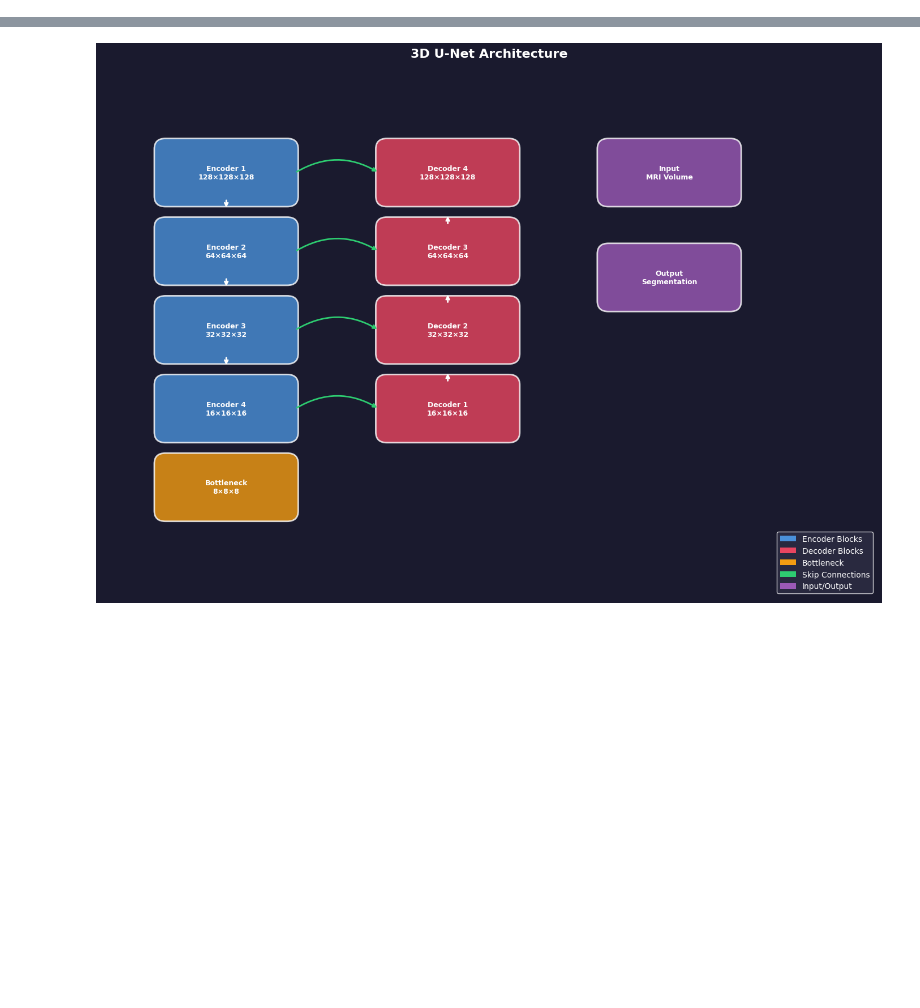
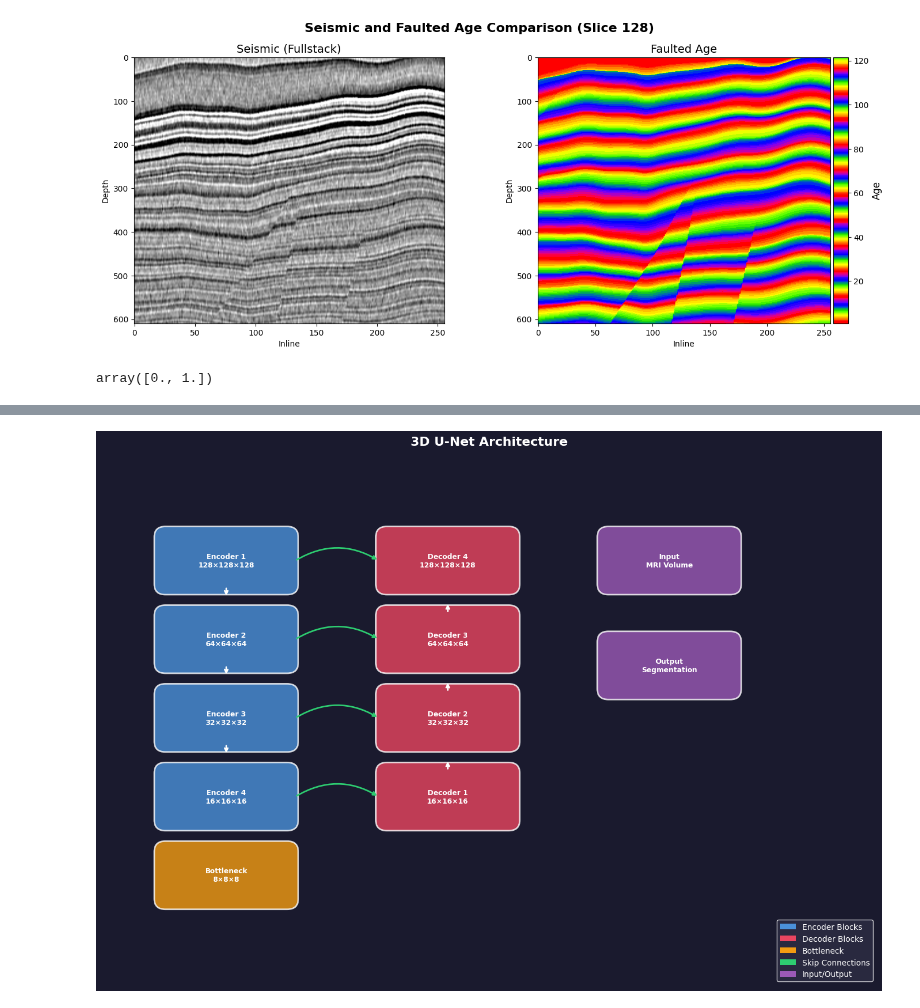
Before and after one commit to spaceswimmer/nnseismic, a Jupyter notebook: src/presentation graphics.ipynb, the cells around one changed output, grey strips where cells are left out. Cells and saved outputs as stored; diff of their text form; code cells hidden in the pictures; blank space fills up the shorter version.

```diff
--- a/src/presentation graphics.ipynb
+++ b/src/presentation graphics.ipynb
@@ -7,3 +7,42 @@ import util.filehandler as fh
 import matplotlib.pyplot as plt
 import matplotlib.patches as mpatches
 from matplotlib.patches import FancyBboxPatch, FancyArrowPatch
+# %%
+data_dir = '/mnt/storage/nnseismic/synthetic_data/raw/seismic__2026.33698898'
+
+seismic = np.load(f'{data_dir}/seismicCubes_cumsum_fullstack_2026.33698898.npy')
+faulted_age = np.load(f'{data_dir}/faulted_age_2026.33698898.npy')
+
+seismic_slice = seismic[128, :, 190:800].T
+age_slice = faulted_age[128, :, 190:800].T
+
+p2, p98 = np.percentile(seismic_slice, [2, 98])
+seismic_amp = np.clip(seismic_slice, p2, p98)
+
+fig, axs = plt.subplots(1, 2, figsize=(16, 6), gridspec_kw={'width_ratios': [1, 1], 'wspace': 0.3})
+
+im0 = axs[0].imshow(seismic_amp, cmap='gray', aspect='auto')
+axs[0].set_title('Seismic (Fullstack)', fontsize=14)
+axs[0].set_xlabel('Inline')
+axs[0].set_ylabel('Depth')
+
+im1 = axs[1].imshow(age_slice, cmap='prism', aspect='auto')
+axs[1].set_title('Faulted Age', fontsize=14)
+axs[1].set_xlabel('Inline')
+axs[1].set_ylabel('Depth')
+
+from mpl_toolkits.axes_grid1 import make_axes_locatable
+divider = make_axes_locatable(axs[1])
+cax = divider.append_axes('right', size='5%', pad=0.05)
+cbar = plt.colorbar(im1, cax=cax)
+cbar.set_label('Age', fontsize=12)
+
+fig.suptitle('Seismic and Faulted Age Comparison (Slice 128)', fontsize=16, fontweight='bold')
+plt.tight_layout()
+plt.show()
+# %% [output]
+[figure, added]
+# %%
+np.unique_values(all_closures)
+# %% [output]
+array([0., 1.])
```
Also changed, not shown: parts of 1 cell of this notebook, 3 other files.
